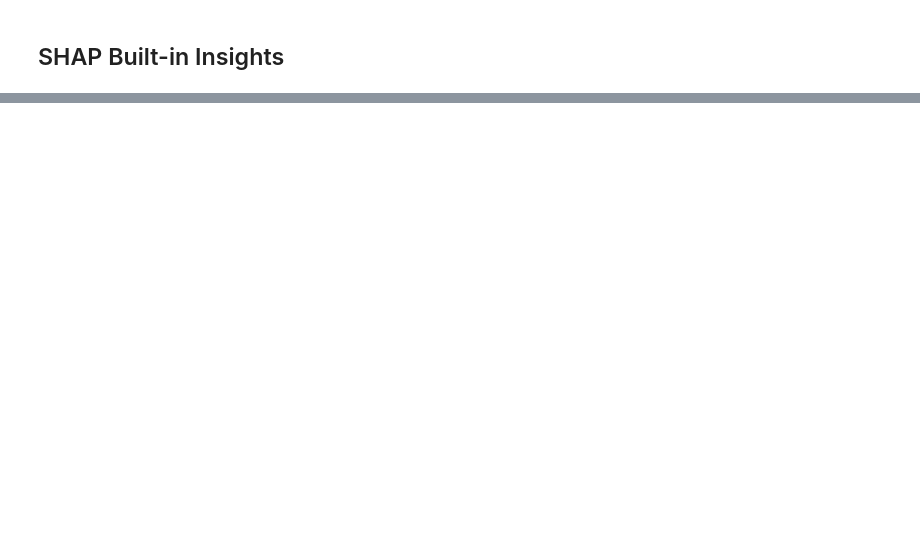
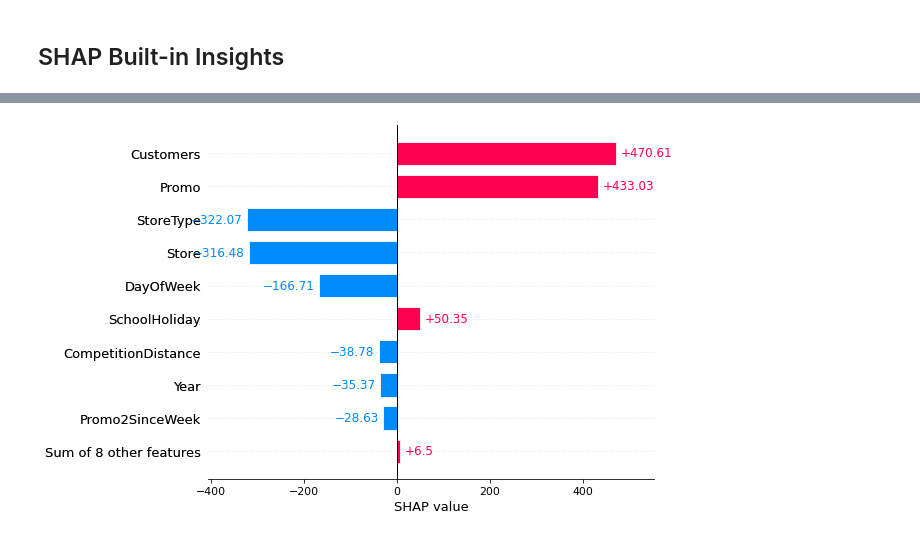
Before and after one commit to hanhanwu/Hanhan_Data_Science_Practice, a Jupyter notebook: Better4Industry/shap_advance/shap_agg_insights.ipynb, the cells around one changed output, grey strips where cells are left out. Cells and saved outputs as stored; diff of their text form; code cells hidden in the pictures; blank space fills up the shorter version.

Commit message:
SHAP advance, builtin shap insights

```diff
--- a/Better4Industry/shap_advance/shap_agg_insights.ipynb
+++ b/Better4Industry/shap_advance/shap_agg_insights.ipynb
@@ -129,0 +137,4 @@ shap.plots.waterfall(exp[idx])
+# %%
+shap.plots.bar(exp[0])
+# %% [output]
+[figure, added]
```
Also changed, not shown: parts of 15 cells of this notebook.
